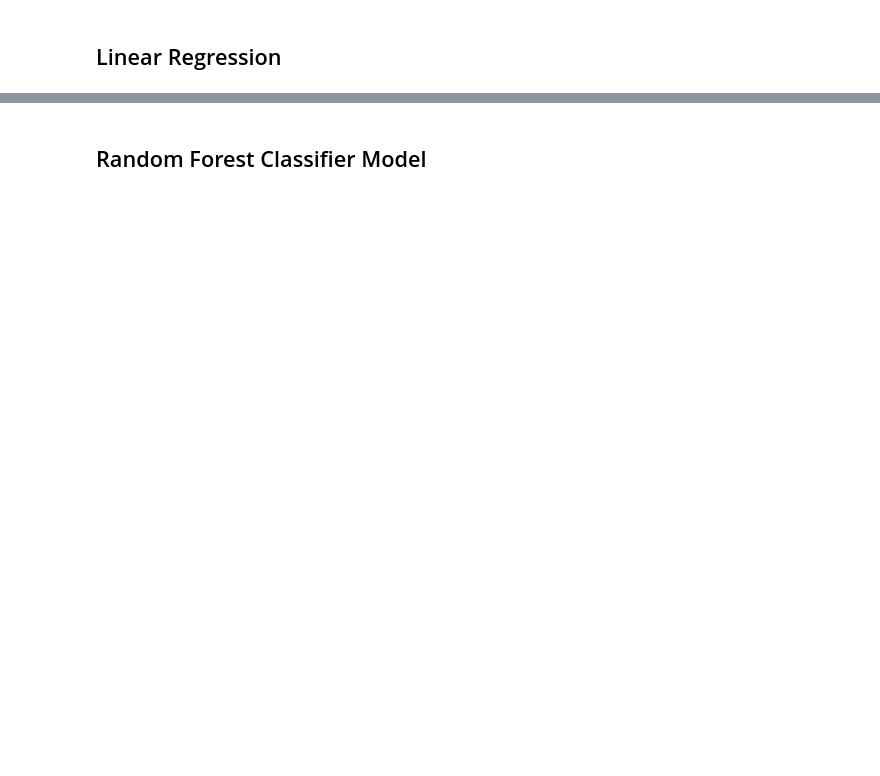
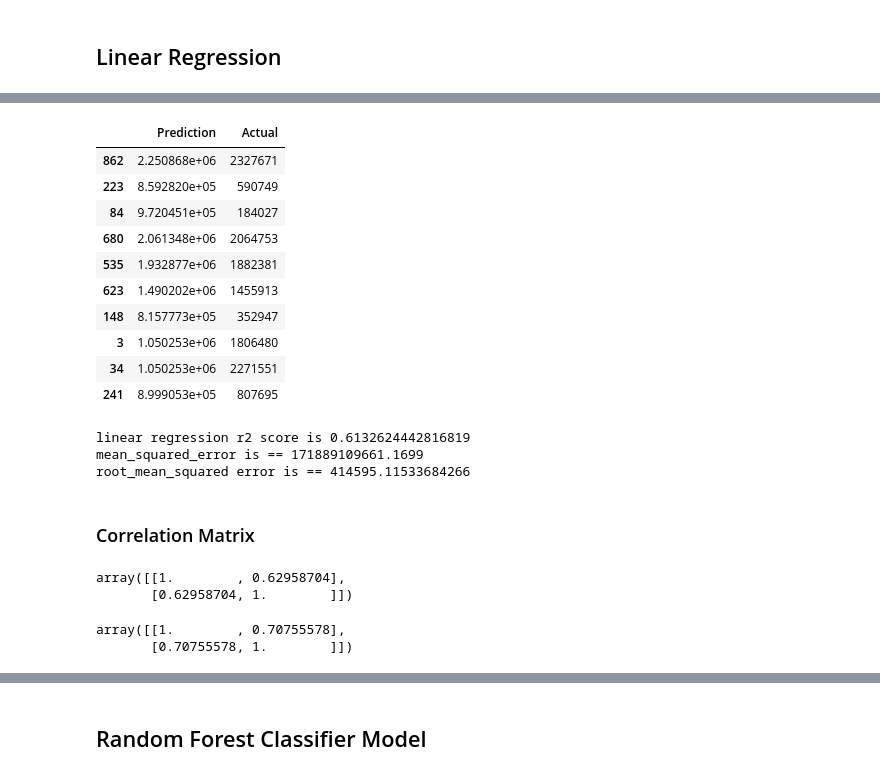
Before and after one commit to sangyoo1021/Covid_Travel_Data, a Jupyter notebook: ML/ML_models.ipynb, the cells around one changed output, grey strips where cells are left out. Cells and saved outputs as stored; diff of their text form; code cells hidden in the pictures; blank space fills up the shorter version.

```diff
--- a/ML/ML_models.ipynb
+++ b/ML/ML_models.ipynb
@@ -158,0 +69,10 @@ predictions_df.to_csv('Resources/CSV files/predictions.csv')
+# %%
+# Create a StandardScaler instances
+scaler = StandardScaler()
+
+# Fit the StandardScaler
+X_scaler = scaler.fit(X_train)
+
+# Scale the data
+X_train_scaled = X_scaler.transform(X_train)
+X_test_scaled = X_scaler.transform(X_test)
@@ -158,0 +84,4 @@ predictions_df.to_csv('Resources/CSV files/predictions.csv')
+# %%
+y_pred = model.predict(X_test_scaled)
+model_pred = y_pred
+model_pred
@@ -158,0 +106,16 @@ predictions_df.to_csv('Resources/CSV files/predictions.csv')
+# %%
+# Create the DF for Prediction and Actual values
+predictions_df = pd.DataFrame({"Prediction": y_pred, "Actual": y_test})
+predictions_df.head(10)
+# %% [output]
+|  | Prediction | Actual |
+| 862 | 2.250868e+06 | 2327671 |
+| 223 | 8.592820e+05 | 590749 |
+| 84 | 9.720451e+05 | 184027 |
+| 680 | 2.061348e+06 | 2064753 |
+| 535 | 1.932877e+06 | 1882381 |
+| 623 | 1.490202e+06 | 1455913 |
+| 148 | 8.157773e+05 | 352947 |
+| 3 | 1.050253e+06 | 1806480 |
+| 34 | 1.050253e+06 | 2271551 |
+| 241 | 8.999053e+05 | 807695 |
@@ -158,0 +125,26 @@ predictions_df.to_csv('Resources/CSV files/predictions.csv')
+# %%
+# accuracy score
+model_score = r2_score(y_test,y_pred)
+print('linear regression r2 score is', model_score)
+print("mean_squared_error is ==",mean_squared_error(y_test, y_pred))
+print("root_mean_squared error is ==",np.sqrt(mean_squared_error(y_test, y_pred)))
+# %% [output]
+linear regression r2 score is 0.6132624442816819
+mean_squared_error is == 171889109661.1699
+root_mean_squared error is == 414595.11533684266
+# %% [markdown]
+### Correlation Matrix
+# %%
+# Correlation Matrix of total covid cases and number of passengers.
+r1 = np.corrcoef(X.totalcases,y)
+r1
+# %% [output]
+array([[1.        , 0.62958704],
+       [0.62958704, 1.        ]])
+# %%
+# Correlation Matrix of total vaccinations and number of passengers.
+r2 = np.corrcoef(X.totalvaccinations,y)
+r2
+# %% [output]
+array([[1.        , 0.70755578],
+       [0.70755578, 1.        ]])
```
Also changed, not shown: parts of 61 cells of this notebook, 2 other files.
